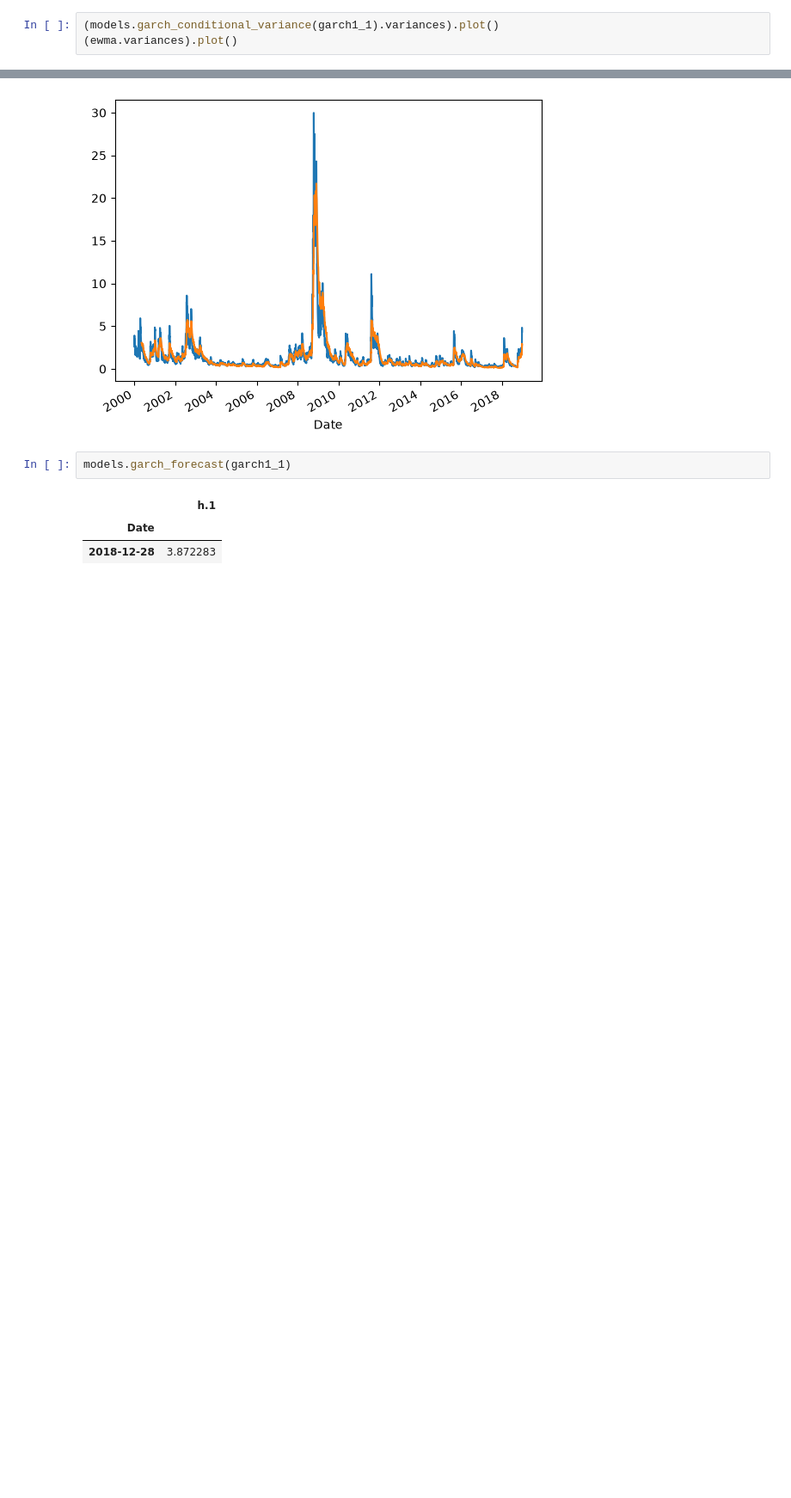
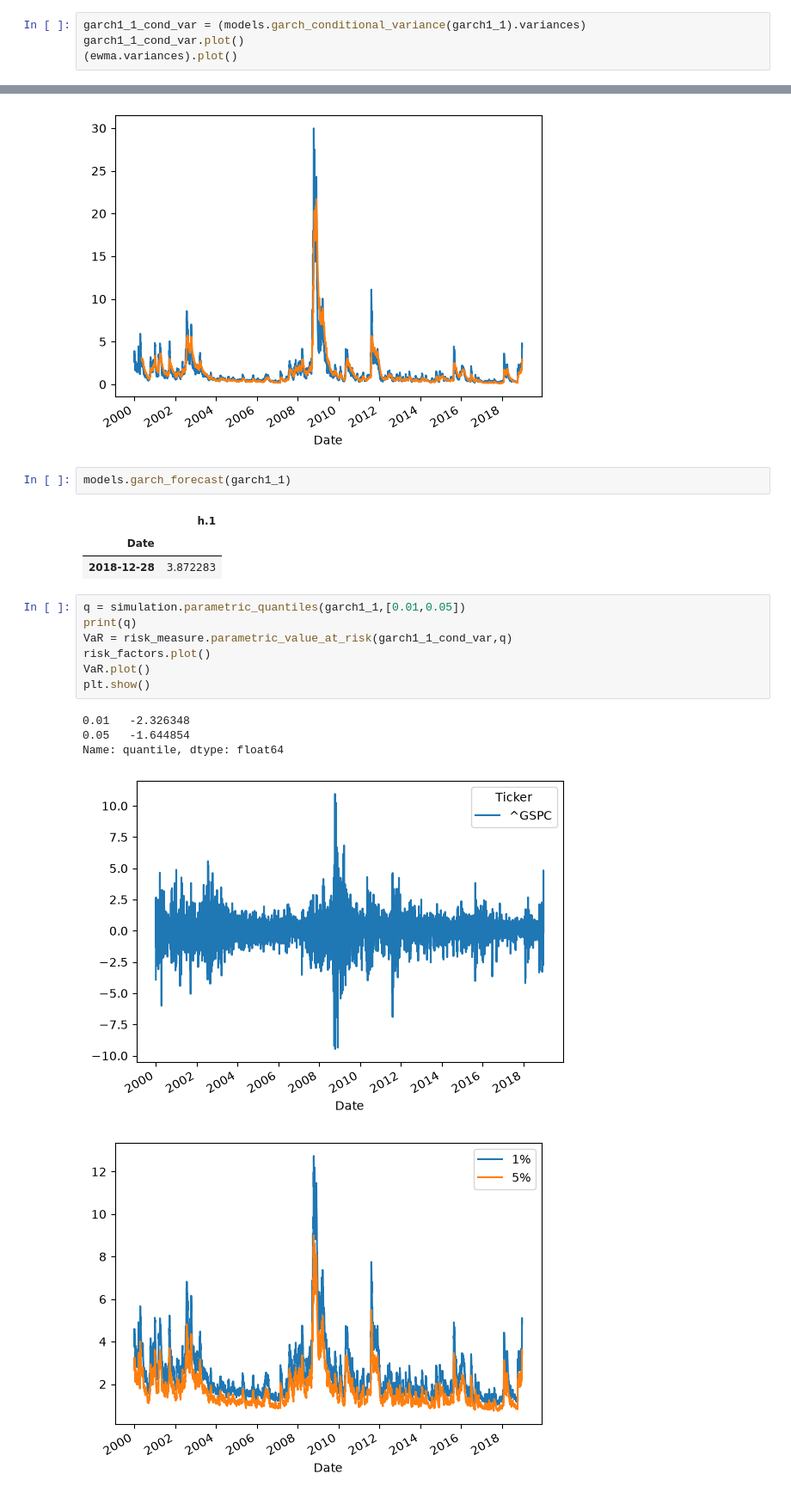
Before and after one commit to alikemal68/RiskEngine, a Jupyter notebook: test.ipynb, the cells around one changed output, grey strips where cells are left out. Shown at 86% size. Drawn from its saved outputs; the diff is of its cells as text; blank space fills up the shorter version.

```diff
--- a/test.ipynb
+++ b/test.ipynb
@@ -82,7 +87,8 @@ plt.close()
 # %% [output]
 [figure]
 # %%
-(models.garch_conditional_variance(garch1_1).variances).plot()
+garch1_1_cond_var = (models.garch_conditional_variance(garch1_1).variances)
+garch1_1_cond_var.plot()
 (ewma.variances).plot()
 # %% [output]
 <Axes: xlabel='Date'>
@@ -93,3 +99,16 @@ models.garch_forecast(garch1_1)
 |  | h.1 |
 | Date |  |
 | 2018-12-28 | 3.872283 |
+# %%
+q = simulation.parametric_quantiles(garch1_1,[0.01,0.05])
+print(q)
+VaR = risk_measure.parametric_value_at_risk(garch1_1_cond_var,q)
+risk_factors.plot()
+VaR.plot()
+plt.show()
+# %% [output]
+0.01   -2.326348
+0.05   -1.644854
+Name: quantile, dtype: float64
+[figure, added]
+[figure, added]
```
Also changed, not shown: parts of 1 cell of this notebook.
